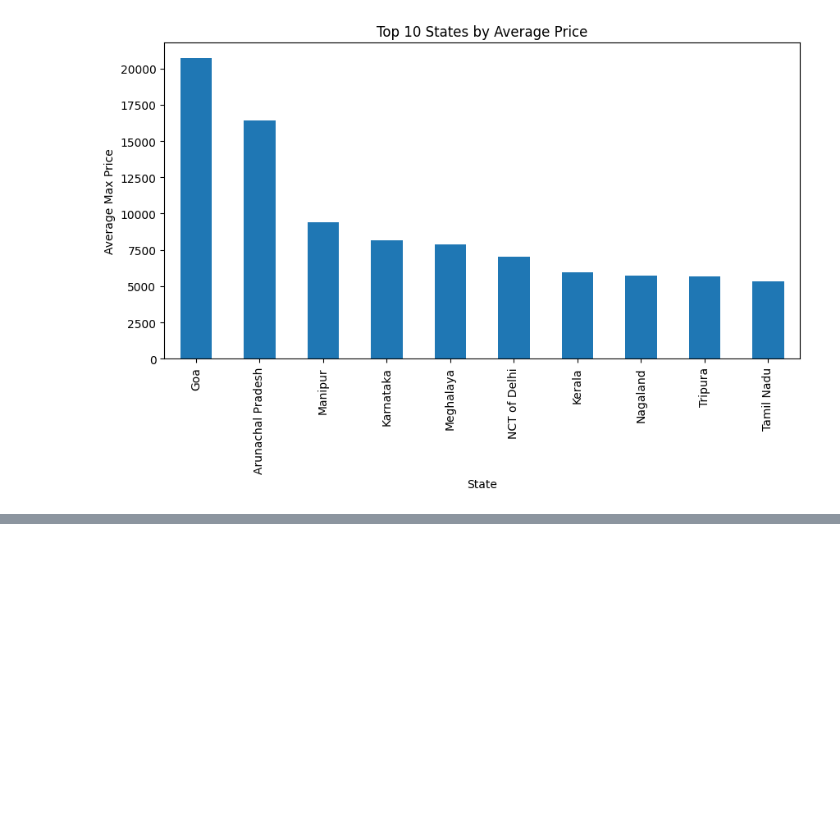
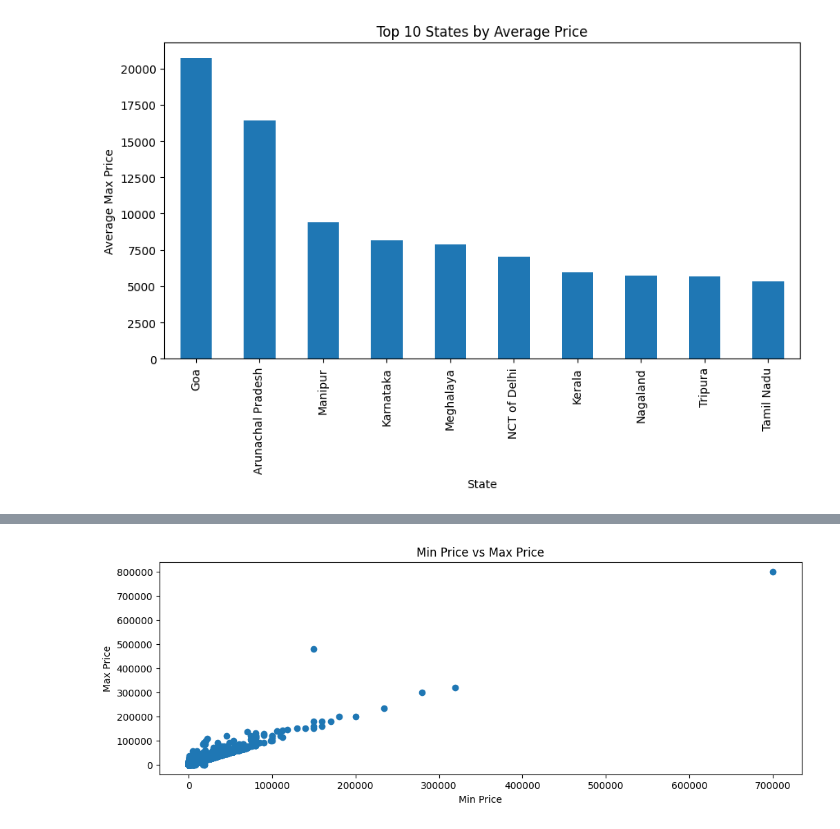
Before and after one commit to khushilalwani7002/Crop-Price-Predictor, a Jupyter notebook: max price.ipynb, the cells around one changed output, grey strips where cells are left out. Cells and saved outputs as stored; diff of their text form; code cells hidden in the pictures; blank space fills up the shorter version.

```diff
--- a/max price.ipynb
+++ b/max price.ipynb
@@ -223,0 +229,6 @@ plt.show()
+# %%
+df_2025 = pd.read_csv(r"C:\Users\pc\OneDrive\Desktop\christ\2025.csv")
+df_2026 = pd.read_csv(r"C:\Users\pc\OneDrive\Desktop\christ\2026.csv")
+# %%
+df = pd.concat([df_2025, df_2026])
+df.head()
@@ -223,0 +242,11 @@ plt.show()
+# %%
+sample = df.sample(100000)
+
+plt.figure(figsize=(12,4))
+plt.scatter(sample['Min_Price'], sample['Max_Price'])
+plt.xlabel("Min Price")
+plt.ylabel("Max Price")
+plt.title("Min Price vs Max Price")
+plt.show()
+# %% [output]
+[figure, added]
```
Also changed, not shown: parts of 13 cells of this notebook.
